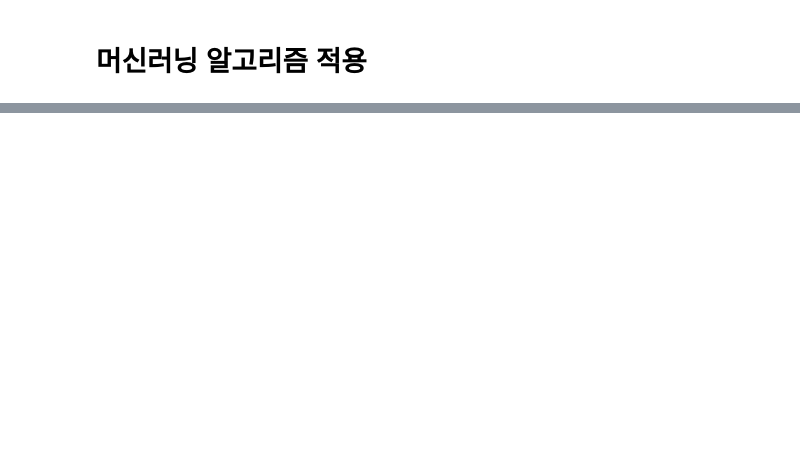
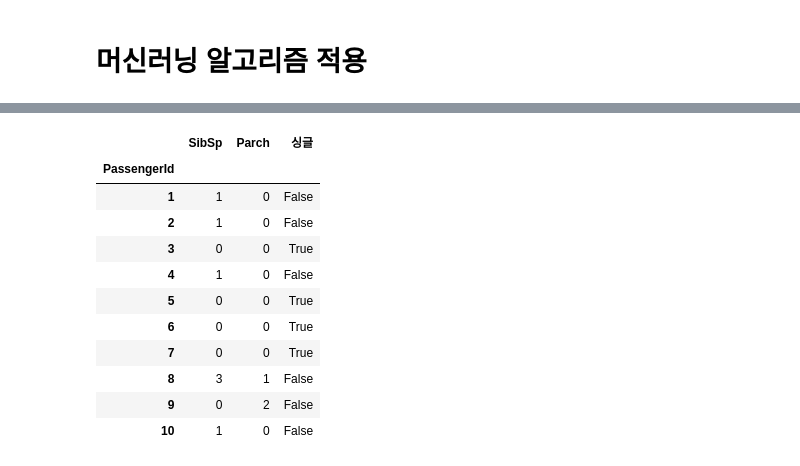
Before and after one commit to CodingSta/demo-ls-201904-pandas, a Jupyter notebook: Pandsa 03 - Solved.ipynb, the cells around one changed output, grey strips where cells are left out. Drawn from its saved outputs; the diff is of its cells as text; code cells hidden in the pictures; blank space fills up the shorter version.

```diff
--- a/Pandsa 03 - Solved.ipynb
+++ b/Pandsa 03 - Solved.ipynb
@@ -122,0 +311,11 @@ Name: Name, Length: 891, dtype: object
+# %%
+def fn(pclass):
+    return {
+        'Pclass-1': (pclass==1),
+        'Pclass-2': (pclass==2),
+        'Pclass-3': (pclass==3),
+    }
+
+# TODO: 한 방에 DataFrame을 만들어서,
+# train_df 우측에 concat를 해볼 수 있겠습니다.
+# train_df.Pclass.apply(fn)
@@ -122,0 +412,17 @@ Name: Name, Length: 891, dtype: object
+# %%
+def fn(age):
+    if age < 15:
+        return '소년/소녀'
+    elif 15 <= age < 30:
+        return '청년'
+    elif age >= 30:
+        return '장년'
+    return None
+
+train_df['연령대'] = train_df.Age.apply(fn)
+
+train_df.pivot_table(
+    index='연령대',
+    values='Survived',
+    aggfunc='mean'
+)
@@ -122,0 +444,3 @@ Name: Name, Length: 891, dtype: object
+# %%
+mask = train_df.Age.notna()
+train_df.loc[mask, 'Survived'].mean()
@@ -122,0 +466,16 @@ Name: Name, Length: 891, dtype: object
+# %%
+train_df['싱글'] = (train_df.SibSp + train_df.Parch == 0)
+train_df[['SibSp', 'Parch', '싱글']].head(10)
+# %% [output]
+|  | SibSp | Parch | 싱글 |
+| PassengerId |  |  |  |
+| 1 | 1 | 0 | False |
+| 2 | 1 | 0 | False |
+| 3 | 0 | 0 | True |
+| 4 | 1 | 0 | False |
+| 5 | 0 | 0 | True |
+| 6 | 0 | 0 | True |
+| 7 | 0 | 0 | True |
+| 8 | 3 | 1 | False |
+| 9 | 0 | 2 | False |
+| 10 | 1 | 0 | False |
```
Also changed, not shown: parts of 84 cells of this notebook.
